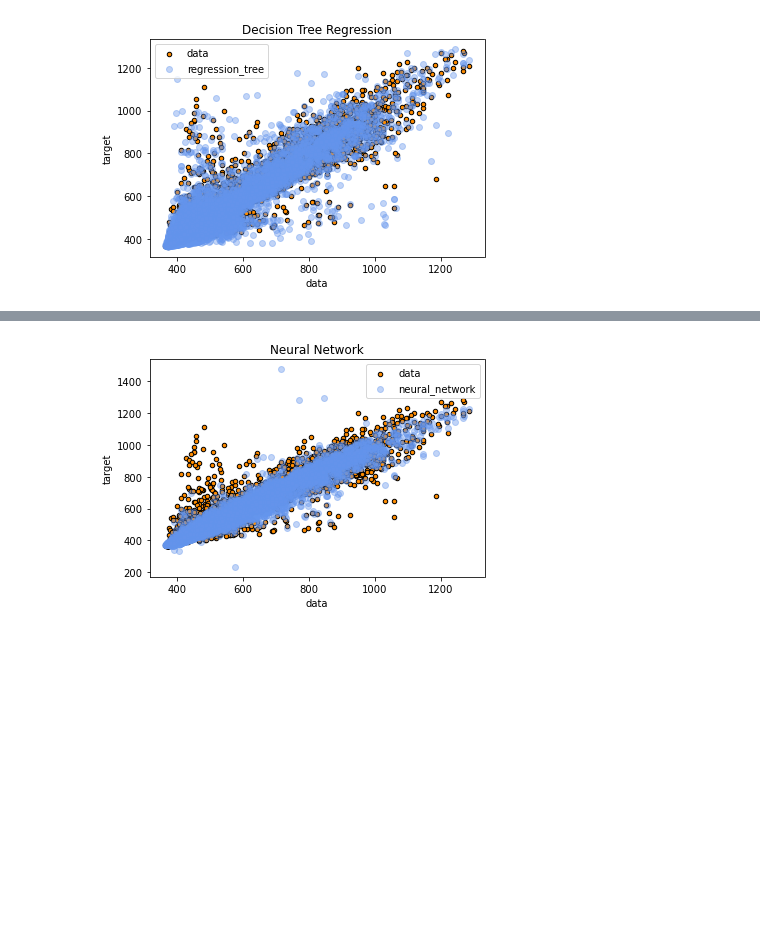
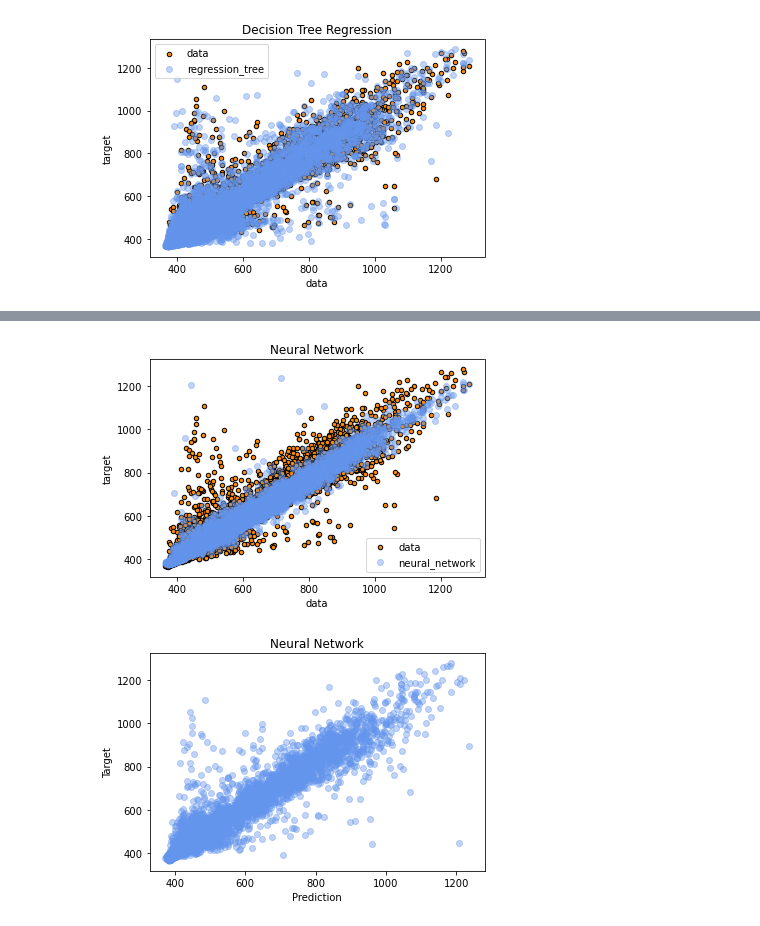
Before and after one commit to Emonster997/clarify2.0, a Jupyter notebook: data_agreggation.ipynb, the cells around one changed output, grey strips where cells are left out. Drawn from its saved outputs; the diff is of its cells as text; code cells hidden in the pictures; blank space fills up the shorter version.

```diff
--- a/data_agreggation.ipynb
+++ b/data_agreggation.ipynb
@@ -326,4 +331,5 @@ y_pred_nn = pd.DataFrame(nn_model_client_3.predict(X_test))
 # %%
+y_pred_nn = pd.DataFrame(nn_model_client_3.predict(X_test))
 plt.figure()
 plt.scatter(X_test['co2'], y_test['co2_30min'], s=20, edgecolor="black", c="darkorange", label="data")
 plt.scatter(X_test['co2'], y_pred_nn[0], color="cornflowerblue", label="neural_network", alpha=0.4)
@@ -333,7 +339,16 @@ plt.title("Neural Network")
 plt.legend()
 plt.show()
 # %% [output]
-[figure, old version]
+[figure, new version]
+# %%
+plt.figure()
+plt.scatter(y_pred_nn[0], y_test['co2_30min'], color="cornflowerblue", label="neural_network", alpha=0.4)
+plt.xlabel("Prediction")
+plt.ylabel("Target")
+plt.title("Neural Network")
+plt.show()
+# %% [output]
+[figure, added]
 # %%
 print(np.sort(y_pred_nn[0]))
 # %% [output]
```
Also changed, not shown: parts of 16 cells of this notebook, 8 other files.
